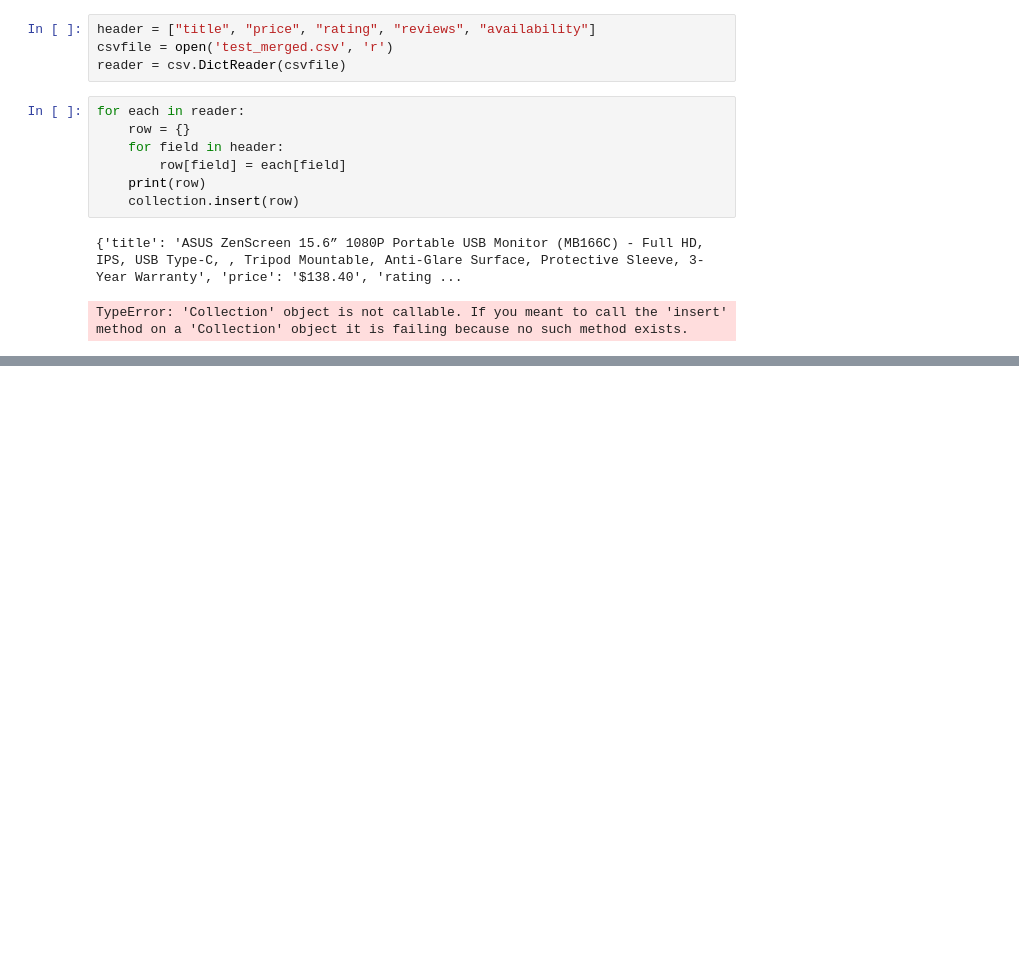
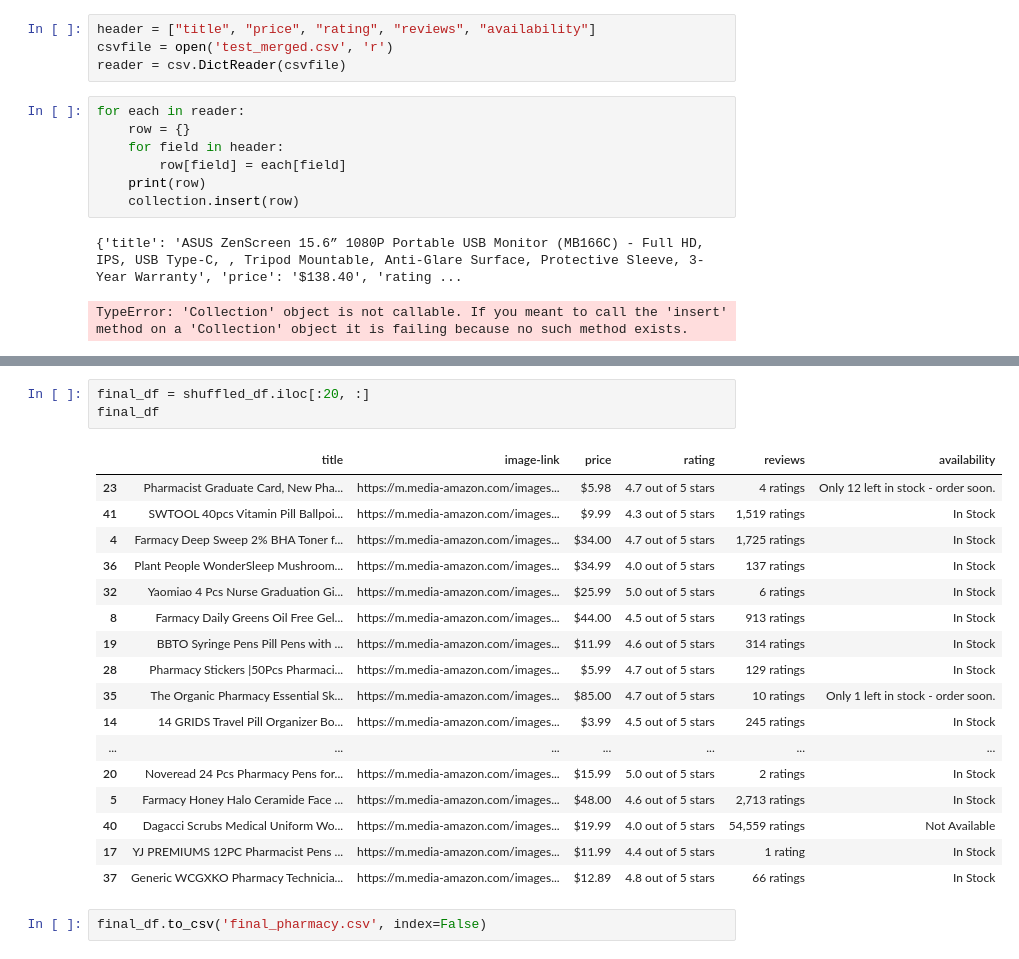
Before and after one commit to DynamicPricePrediction/PriceWhisperer, a Jupyter notebook: price_whisperer_frontend/DataHandling/export_csv_to_mongo.ipynb, the cells around one changed output, grey strips where cells are left out. Saved outputs shown, nothing was run; the diff lists cells and outputs as text; blank space fills up the shorter version.

```diff
--- a/price_whisperer_frontend/DataHandling/export_csv_to_mongo.ipynb
+++ b/price_whisperer_frontend/DataHandling/export_csv_to_mongo.ipynb
@@ -21,0 +67,23 @@ TypeError: 'Collection' object is not callable. If you meant to call the 'insert
+# %%
+final_df = shuffled_df.iloc[:20, :]
+final_df
+# %% [output]
+|  | title | image-link | price | rating | reviews | availability |
+| 23 | Pharmacist Graduate Card, New Pha... | https://m.media-amazon.com/images... | $5.98 | 4.7 out of 5 stars | 4 ratings | Only 12 left in stock - order soon. |
+| 41 | SWTOOL 40pcs Vitamin Pill Ballpoi... | https://m.media-amazon.com/images... | $9.99 | 4.3 out of 5 stars | 1,519 ratings | In Stock |
+| 4 | Farmacy Deep Sweep 2% BHA Toner f... | https://m.media-amazon.com/images... | $34.00 | 4.7 out of 5 stars | 1,725 ratings | In Stock |
+| 36 | Plant People WonderSleep Mushroom... | https://m.media-amazon.com/images... | $34.99 | 4.0 out of 5 stars | 137 ratings | In Stock |
+| 32 | Yaomiao 4 Pcs Nurse Graduation Gi... | https://m.media-amazon.com/images... | $25.99 | 5.0 out of 5 stars | 6 ratings | In Stock |
+| 8 | Farmacy Daily Greens Oil Free Gel... | https://m.media-amazon.com/images... | $44.00 | 4.5 out of 5 stars | 913 ratings | In Stock |
+| 19 | BBTO Syringe Pens Pill Pens with ... | https://m.media-amazon.com/images... | $11.99 | 4.6 out of 5 stars | 314 ratings | In Stock |
+| 28 | Pharmacy Stickers |50Pcs Pharmaci... | https://m.media-amazon.com/images... | $5.99 | 4.7 out of 5 stars | 129 ratings | In Stock |
+| 35 | The Organic Pharmacy Essential Sk... | https://m.media-amazon.com/images... | $85.00 | 4.7 out of 5 stars | 10 ratings | Only 1 left in stock - order soon. |
+| 14 | 14 GRIDS Travel Pill Organizer Bo... | https://m.media-amazon.com/images... | $3.99 | 4.5 out of 5 stars | 245 ratings | In Stock |
+| ... | ... | ... | ... | ... | ... | ... |
+| 20 | Noveread 24 Pcs Pharmacy Pens for... | https://m.media-amazon.com/images... | $15.99 | 5.0 out of 5 stars | 2 ratings | In Stock |
+| 5 | Farmacy Honey Halo Ceramide Face ... | https://m.media-amazon.com/images... | $48.00 | 4.6 out of 5 stars | 2,713 ratings | In Stock |
+| 40 | Dagacci Scrubs Medical Uniform Wo... | https://m.media-amazon.com/images... | $19.99 | 4.0 out of 5 stars | 54,559 ratings | Not Available |
+| 17 | YJ PREMIUMS 12PC Pharmacist Pens ... | https://m.media-amazon.com/images... | $11.99 | 4.4 out of 5 stars | 1 rating | In Stock |
+| 37 | Generic WCGXKO Pharmacy Technicia... | https://m.media-amazon.com/images... | $12.89 | 4.8 out of 5 stars | 66 ratings | In Stock |
+# %%
+final_df.to_csv('final_pharmacy.csv', index=False)
```
Also changed, not shown: parts of 4 cells of this notebook, 6 other files.
